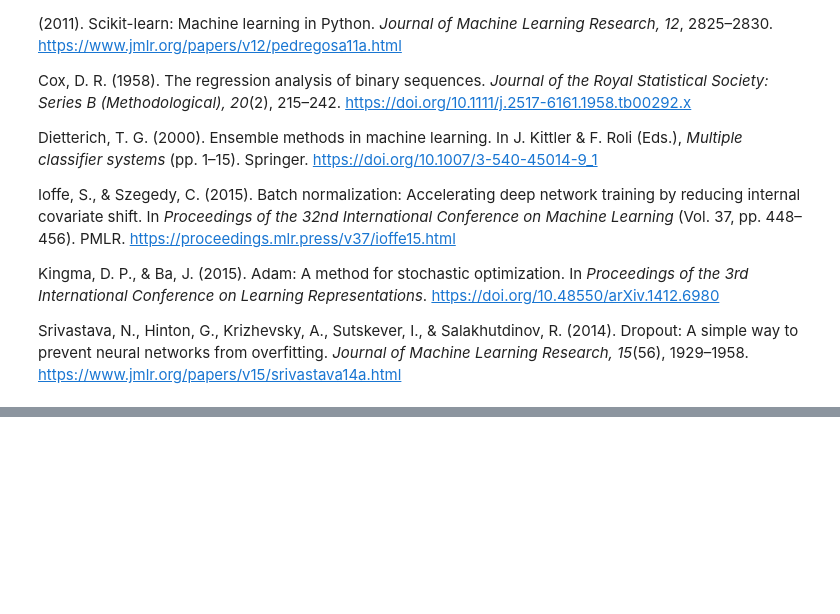
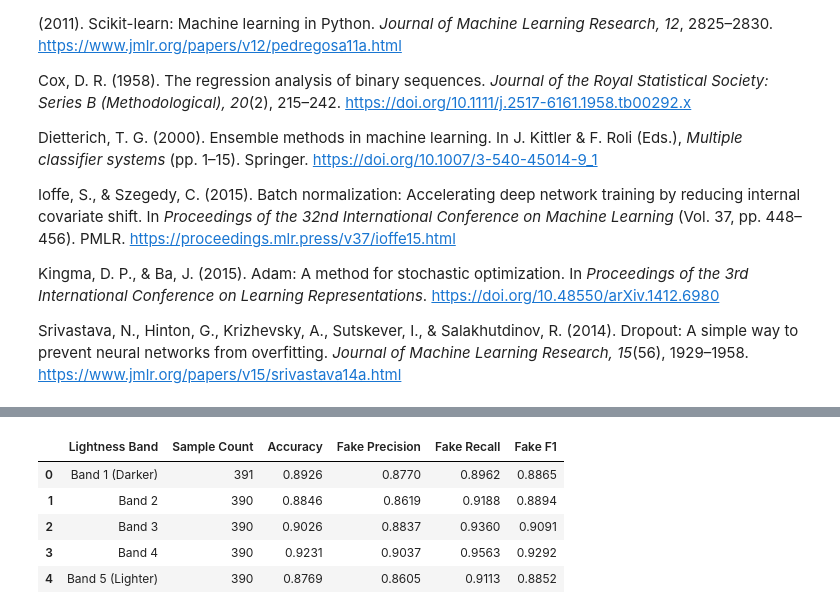
Before and after one commit to Shloka-16/deepfake-detection, a Jupyter notebook: kristinealli_data_exploration.ipynb, the cells around one changed output, grey strips where cells are left out. Saved outputs shown, nothing was run; the diff lists cells and outputs as text; code cells hidden in the pictures; blank space fills up the shorter version.

```diff
--- a/kristinealli_data_exploration.ipynb
+++ b/kristinealli_data_exploration.ipynb
@@ -2337,0 +2352,82 @@ Srivastava, N., Hinton, G., Krizhevsky, A., Sutskever, I., & Salakhutdinov, R. (
+# %%
+import numpy as np
+import pandas as pd
+from skimage.color import rgb2lab
+from PIL import Image
+import cv2
+
+# 1. Load OpenCV face detector
+face_detector = cv2.CascadeClassifier(cv2.data.haarcascades + "haarcascade_frontalface_default.xml")
+
+lightness_values = []
+
+# 2. Loop through validation paths to compute face lightness on-the-fly
+for path in project_valid_paths:
+    try:
+        with Image.open(path) as img:
+            rgb_image = np.asarray(img.convert("RGB"), dtype=np.uint8)
+
+        grayscale = cv2.cvtColor(rgb_image, cv2.COLOR_RGB2GRAY)
+        faces = face_detector.detectMultiScale(grayscale, scaleFactor=1.1, minNeighbors=5, minSize=(64, 64))
+
+        if len(faces) == 0:
+            lightness_values.append(np.nan)
+            continue
+
+        # Get largest face
+        x, y, w, h = max(faces, key=lambda f: f[2] * f[3])
+        face_crop = rgb_image[y:y+h, x:x+w]
+
+        # Convert crop to Lab and get mean L* lightness
+        lab_crop = rgb2lab(face_crop.astype(np.float32) / 255.0)
+        mean_l = lab_crop[:, :, 0].mean()
+
+        lightness_values.append(mean_l)
+    except Exception:
+        lightness_values.append(np.nan)
+
+# 3. Create DataFrame and drop NaN values *immediately* where face detection failed
+audit_df = pd.DataFrame({
+    "mean_lab_l": lightness_values,
+    "true_target": resnet50_evaluation["true_targets"],
+    "predicted_target": resnet50_evaluation["predicted_targets"]
+}).dropna(subset=["mean_lab_l"])
+
+# 4. Create quintile lightness bands with duplicate edge handling
+audit_df["lightness_band"] = pd.qcut(
+    audit_df["mean_lab_l"],
+    q=5,
+    labels=["Band 1 (Darker)", "Band 2", "Band 3", "Band 4", "Band 5 (Lighter)"],
+    duplicates="drop"
+)
+
+# 5. Calculate performance metrics per band
+subgroup_performance = []
+for band, group in audit_df.groupby("lightness_band", observed=True):
+    acc = np.mean(group["true_target"] == group["predicted_target"])
+
+    true_pos = np.sum((group["true_target"] == 1) & (group["predicted_target"] == 1))
+    pred_pos = np.sum(group["predicted_target"] == 1)
+    actual_pos = np.sum(group["true_target"] == 1)
+
+    precision = true_pos / pred_pos if pred_pos > 0 else 0
+    recall = true_pos / actual_pos if actual_pos > 0 else 0
+    f1 = (2 * precision * recall) / (precision + recall) if (precision + recall) > 0 else 0
+
+    subgroup_performance.append({
+        "Lightness Band": band,
+        "Sample Count": len(group),
+        "Accuracy": round(acc, 4),
+        "Fake Precision": round(precision, 4),
+        "Fake Recall": round(recall, 4),
+        "Fake F1": round(f1, 4)
+    })
+
+display(pd.DataFrame(subgroup_performance))
+# %% [output]
+|  | Lightness Band | Sample Count | Accuracy | Fake Precision | Fake Recall | Fake F1 |
+| 0 | Band 1 (Darker) | 391 | 0.8926 | 0.8770 | 0.8962 | 0.8865 |
+| 1 | Band 2 | 390 | 0.8846 | 0.8619 | 0.9188 | 0.8894 |
+| 2 | Band 3 | 390 | 0.9026 | 0.8837 | 0.9360 | 0.9091 |
+| 3 | Band 4 | 390 | 0.9231 | 0.9037 | 0.9563 | 0.9292 |
+| 4 | Band 5 (Lighter) | 390 | 0.8769 | 0.8605 | 0.9113 | 0.8852 |
```
Also changed, not shown: parts of 7 cells of this notebook.
